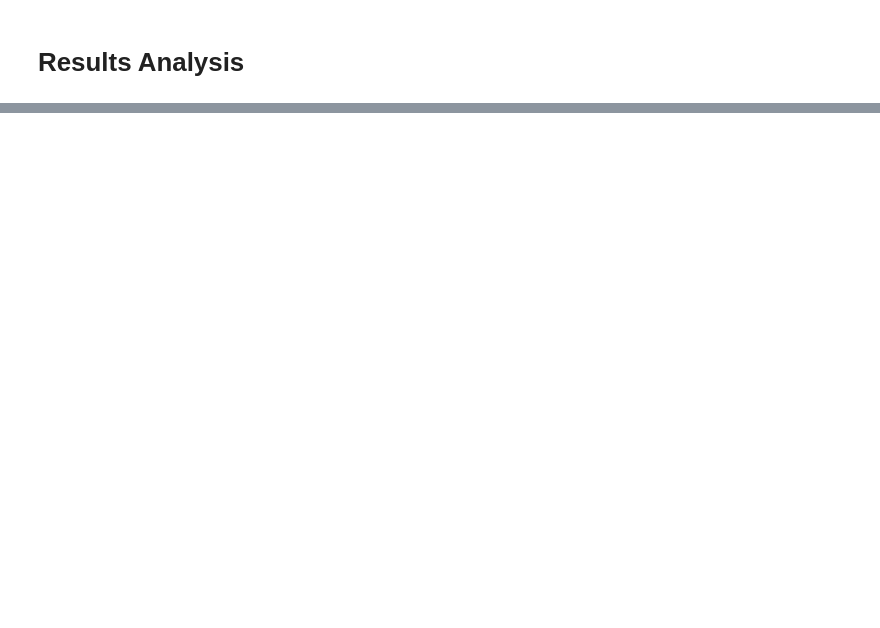
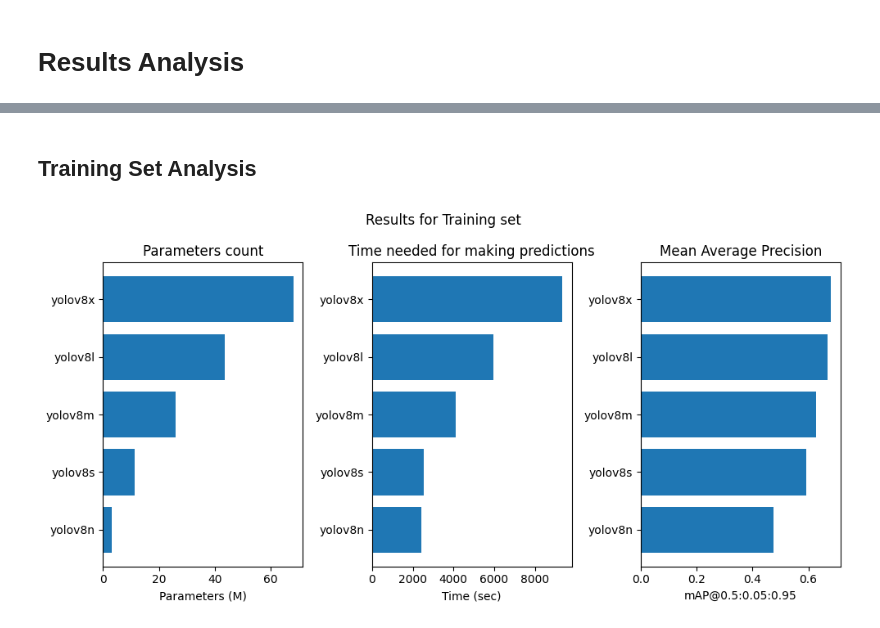
Before and after one commit to KacperChabros/Object-Detection, a Jupyter notebook: ResultsAnalysis.ipynb, the cells around one changed output, grey strips where cells are left out. Saved outputs shown, nothing was run; the diff lists cells and outputs as text; code cells hidden in the pictures; blank space fills up the shorter version.

Commit message:
generate plots for comparing the models

```diff
--- a/ResultsAnalysis.ipynb
+++ b/ResultsAnalysis.ipynb
@@ -79,0 +97,34 @@ mAPsTrain = calculateMAP(mAPResultsTrain)
+# %%
+def generateBarPlots(parametersData, speedResults, mAPs, isTrain=False):
+    '''
+        ### generateBarPlots
+        creates 3 bar plots presenting the values of number of parameters, time needed for predictions and mAPs
+        for each model.
+
+        :param parametersData: DataFrame with YOLO model name and number of parameters in Millions
+        :param speedResults: DataFrame with YOLO model name and time needed for making predictions in seconds.
+        :param mAPs: Series where: index=YOLO model name, Value=mAP averaged over all classes
+        :param isTrain: defines if the data is for Train set (for plot's title)
+    '''
+    plt.figure(figsize=(10,5))
+    if(isTrain):
+        plt.suptitle("Results for Training set")
+    else:
+        plt.suptitle("Results for Validation set")
+    plt.subplot(1,3,1)
+    plt.barh(parametersData.index, parametersData.iloc[:,0])
+    plt.xlabel(parametersData.columns[0])
+    plt.title("Parameters count")
+
+    plt.subplot(1,3,2)
+    plt.barh(speedResults.index, speedResults.iloc[:,0])
+    plt.xlabel(speedResults.columns[0])
+    plt.title("Time needed for making predictions")
+
+    plt.subplot(1,3,3)
+    plt.barh(mAPs.index, mAPs)
+    plt.xlabel(mAPs.name)
+    plt.title("Mean Average Precision")
+
+    plt.tight_layout()
+    plt.show()
@@ -79,0 +236,6 @@ mAPsTrain = calculateMAP(mAPResultsTrain)
+# %% [markdown]
+## Training Set Analysis
+# %%
+generateBarPlots(parametersDataTrain, speedResultsTrain, mAPsTrain, isTrain=True)
+# %% [output]
+[figure, added]
```
Also changed, not shown: parts of 13 cells of this notebook.
